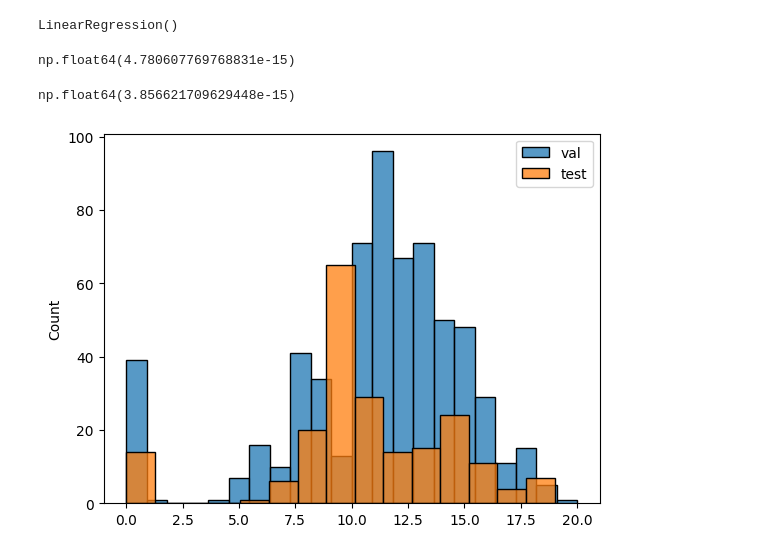
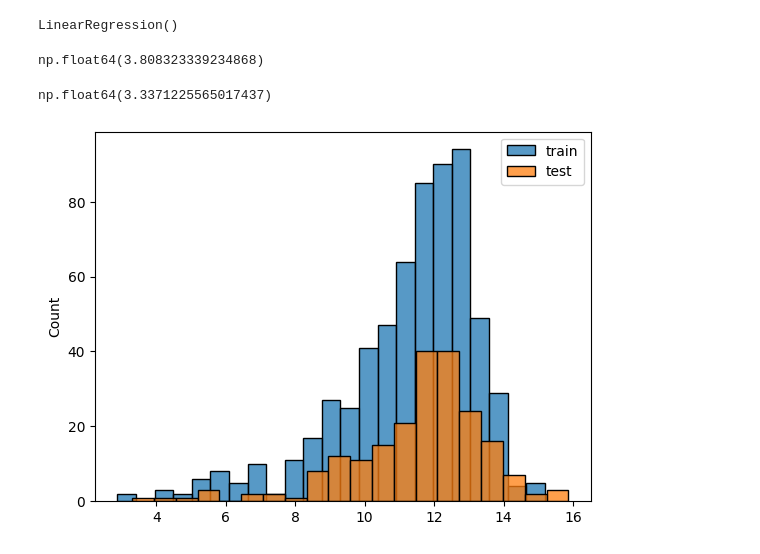
Before and after one commit to jackripmf/ML, a Jupyter notebook: student_performance/student_performance.ipynb, the cells around one changed output. Saved outputs shown, nothing was run; the diff lists cells and outputs as text; code cells hidden in the pictures.

```diff
--- a/student_performance/student_performance.ipynb
+++ b/student_performance/student_performance.ipynb
@@ -104,18 +107,17 @@ n_train = int(0.6 * n)
 n_val = int(0.2 * n)
 n_test = int(0.2 * n)
 
-np.random.seed(3)
-idx = np.arange(n)
-np.random.shuffle(idx)
 df_shuffled = df.iloc[idx]
+X_shuffled = X.iloc[idx]
+y_shuffled = y.iloc[idx]
 
-y_train = y[:n_train]
-y_val = y[n_train:n_train+n_val]
-y_test = y[n_train+n_val:]
+y_train = y_shuffled[:n_train]
+y_val = y_shuffled[n_train:n_train+n_val]
+y_test = y_shuffled[n_train+n_val:]
 
-X_train = X[:n_train]
-X_val = X[n_train:n_train+n_val]
-X_test = X[n_train+n_val:]
+X_train = X_shuffled[:n_train]
+X_val = X_shuffled[n_train:n_train+n_val]
+X_test = X_shuffled[n_train+n_val:]
 # %%
 model =  LinearRegression()
 model.fit(X_train, y_train)
@@ -129,15 +131,15 @@ def rmse(y_pred, y):
 # %%
 rmse(y_val, model.predict(X_val))
 # %% [output]
-np.float64(4.780607769768831e-15)
+np.float64(3.808323339234868)
 # %%
 rmse(y_test, model.predict(X_test))
 # %% [output]
-np.float64(3.856621709629448e-15)
+np.float64(3.3371225565017437)
 # %%
-sns.histplot(model.predict(X_train), label='val')
+sns.histplot(model.predict(X_train), label='train')
 sns.histplot(model.predict(X_test), label='test')
 plt.legend()
 plt.show()
 # %% [output]
-[figure, old version]
+[figure, new version]
```
Also changed, not shown: parts of 6 cells of this notebook.
